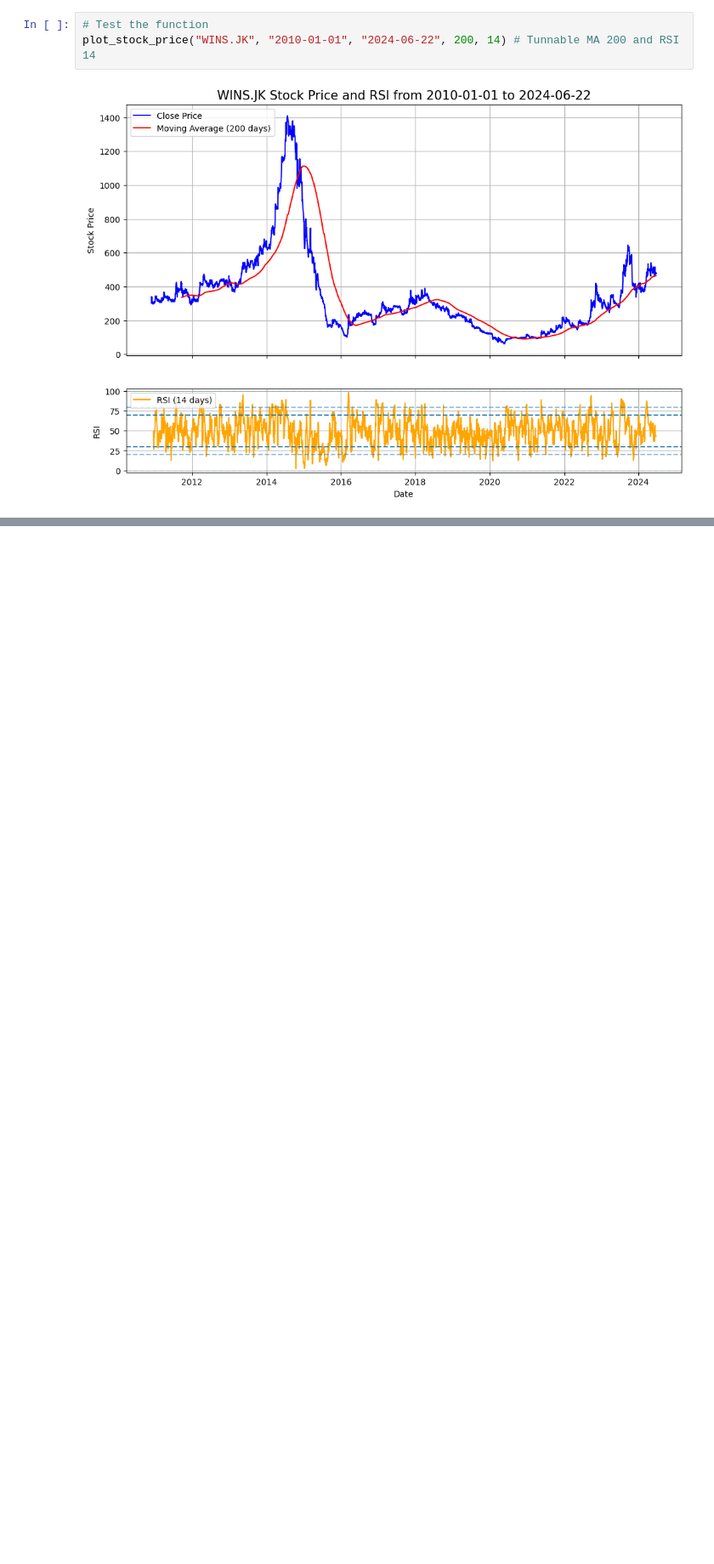
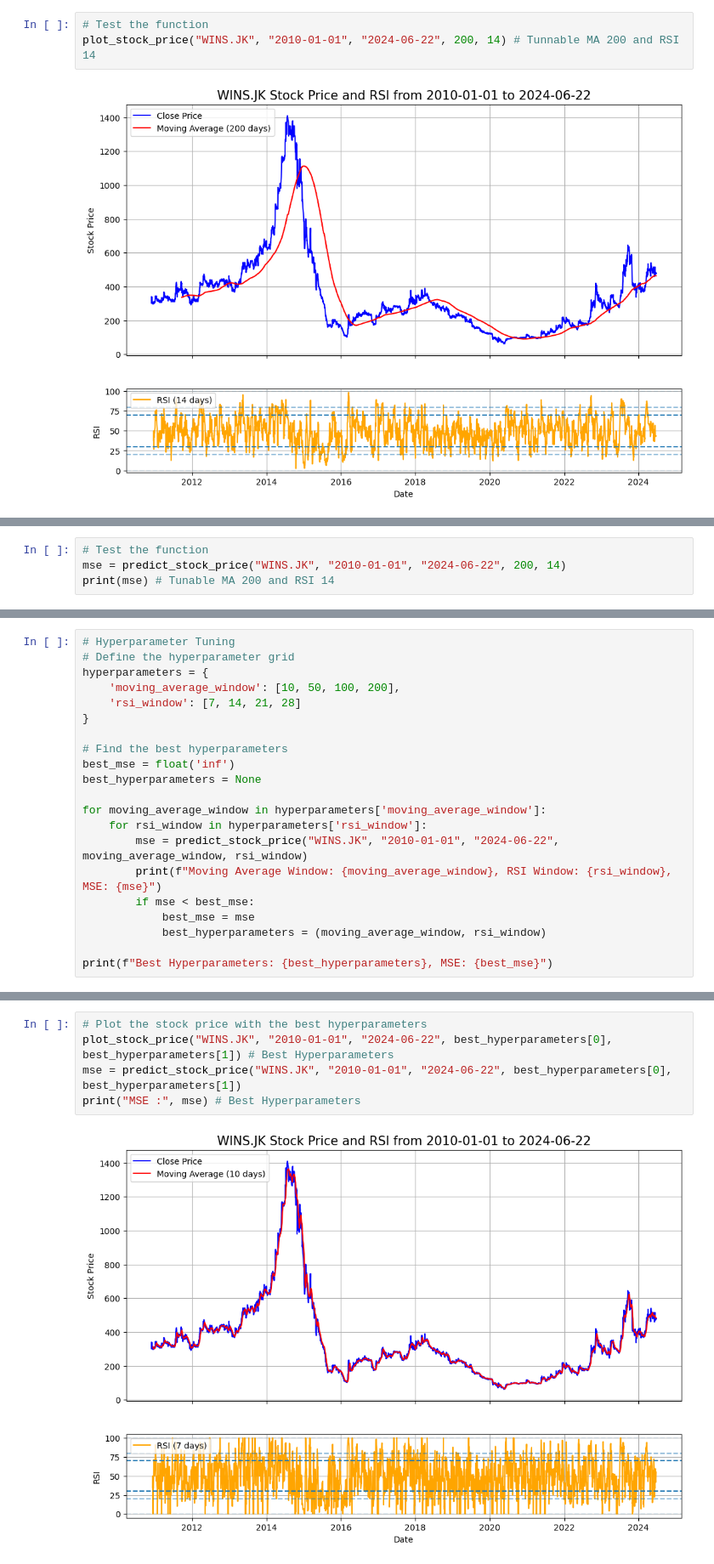
Before and after one commit to glnrmdan/Machine-Learning, a Jupyter notebook: Finance/Tunnable Stock Indicators.ipynb, the cells around one changed output, grey strips where cells are left out. Shown at 85% size. Saved outputs shown, nothing was run; the diff lists cells and outputs as text; blank space fills up the shorter version.

```diff
--- a/Finance/Tunnable Stock Indicators.ipynb
+++ b/Finance/Tunnable Stock Indicators.ipynb
@@ -64,0 +110,4 @@ plot_stock_price("WINS.JK", "2010-01-01", "2024-06-22", 200, 14) # Tunnable MA 2
+# %%
+# Test the function
+mse = predict_stock_price("WINS.JK", "2010-01-01", "2024-06-22", 200, 14)
+print(mse) # Tunable MA 200 and RSI 14
@@ -64,0 +116,21 @@ plot_stock_price("WINS.JK", "2010-01-01", "2024-06-22", 200, 14) # Tunnable MA 2
+# %%
+# Hyperparameter Tuning
+# Define the hyperparameter grid
+hyperparameters = {
+    'moving_average_window': [10, 50, 100, 200],
+    'rsi_window': [7, 14, 21, 28]
+}
+
+# Find the best hyperparameters
+best_mse = float('inf')
+best_hyperparameters = None
+
+for moving_average_window in hyperparameters['moving_average_window']:
+    for rsi_window in hyperparameters['rsi_window']:
+        mse = predict_stock_price("WINS.JK", "2010-01-01", "2024-06-22", moving_average_window, rsi_window)
+        print(f"Moving Average Window: {moving_average_window}, RSI Window: {rsi_window}, MSE: {mse}")
+        if mse < best_mse:
+            best_mse = mse
+            best_hyperparameters = (moving_average_window, rsi_window)
+
+print(f"Best Hyperparameters: {best_hyperparameters}, MSE: {best_mse}")
@@ -64,0 +155,7 @@ plot_stock_price("WINS.JK", "2010-01-01", "2024-06-22", 200, 14) # Tunnable MA 2
+# %%
+# Plot the stock price with the best hyperparameters
+plot_stock_price("WINS.JK", "2010-01-01", "2024-06-22", best_hyperparameters[0], best_hyperparameters[1]) # Best Hyperparameters
+mse = predict_stock_price("WINS.JK", "2010-01-01", "2024-06-22", best_hyperparameters[0], best_hyperparameters[1])
+print("MSE :", mse) # Best Hyperparameters
+# %% [output]
+[figure, added]
```
Also changed, not shown: parts of 5 cells of this notebook, 3 other files.
